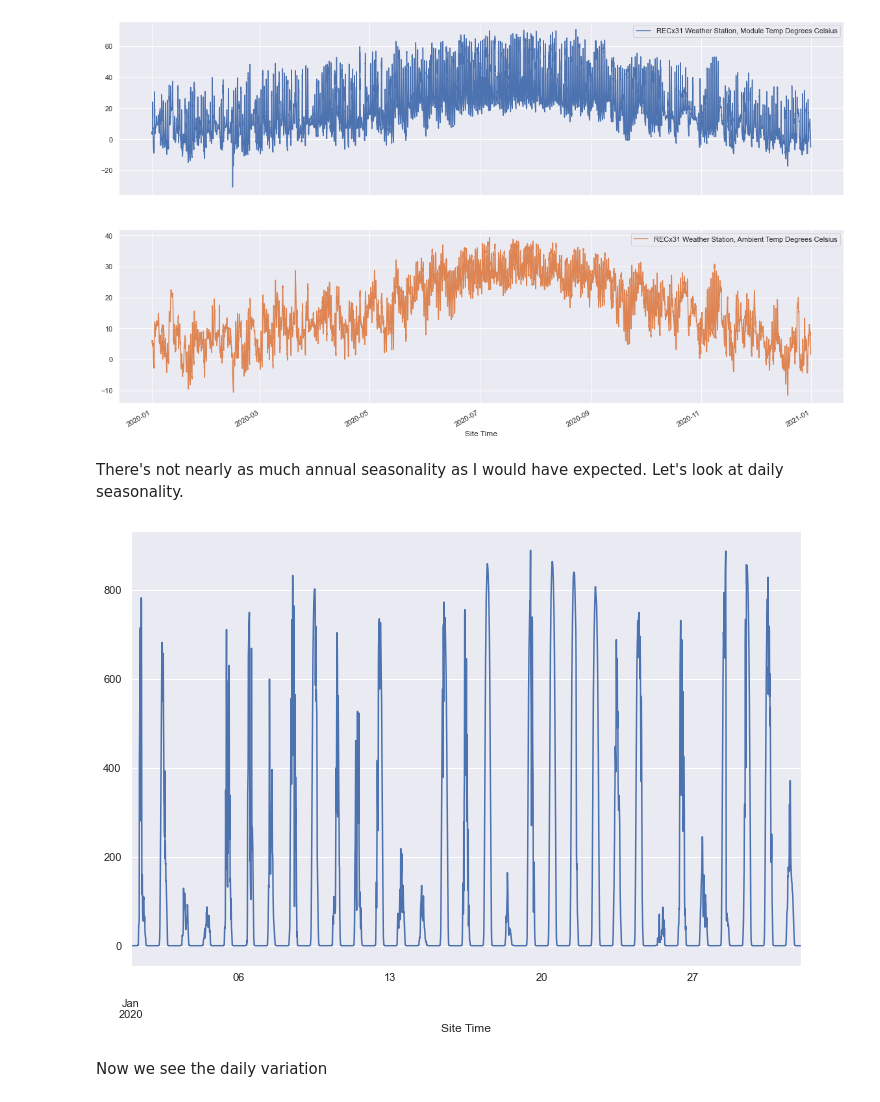
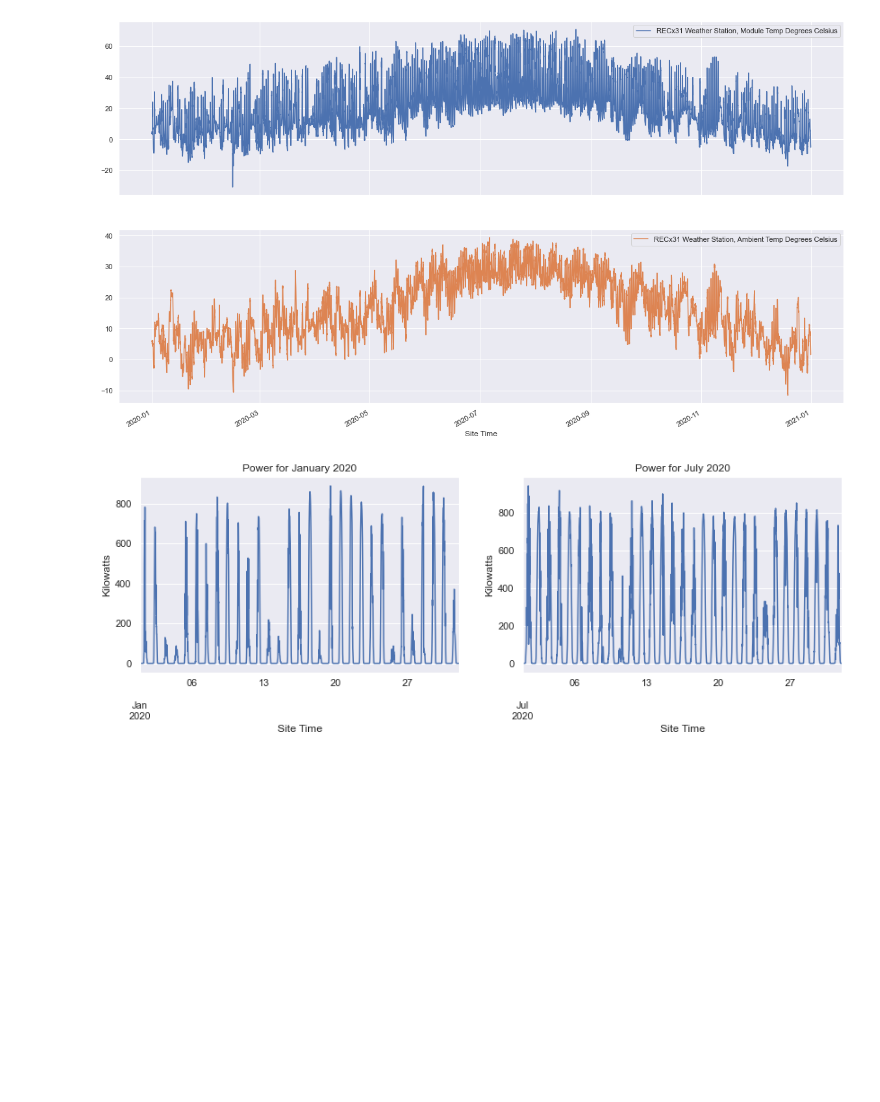
Before and after one commit to ruthcaswellsmith/Capstone---Solar-Energy, a Jupyter notebook: notebooks/Solar - Data Wrangling.ipynb, the cells around one changed output. Cells and saved outputs as stored; diff of their text form; code cells hidden in the pictures; blank space fills up the shorter version.

```diff
--- a/notebooks/Solar - Data Wrangling.ipynb
+++ b/notebooks/Solar - Data Wrangling.ipynb
@@ -69,11 +69,15 @@ df[['RECx31 Weather Station, Module Temp Degrees Celsius','RECx31 Weather Statio
         .plot(subplots=True, layout=(2,1), figsize=(20,12));
 # %% [output]
 [figure]
-# %% [markdown]
-There's not nearly as much annual seasonality as I would have expected. Let's look at daily seasonality.
-# %%
-df.loc['2020-01-01':'2020-01-31','Shark Meter, KWtotal Kilowatts'].plot(figsize=(12,8));
-# %% [output]
-[figure, removed]
-# %% [markdown]
-Now we see the daily variation
+# %%
+fig, (ax1, ax2) = plt.subplots(1, 2, figsize=(14,4))
+_ = plt.subplot(1,2,1)
+df.loc['2020-01-01':'2020-01-31','Shark Meter, KWtotal Kilowatts'].plot()
+_ = plt.title('Power for January 2020')
+_ = plt.ylabel('Kilowatts')
+_ = plt.subplot(1,2,2)
+df.loc['2020-07-01':'2020-07-31','Shark Meter, KWtotal Kilowatts'].plot()
+_ = plt.title('Power for July 2020')
+_ = plt.ylabel('Kilowatts')
+# %% [output]
+[figure, added]
```
Also changed, not shown: parts of 15 cells of this notebook.
